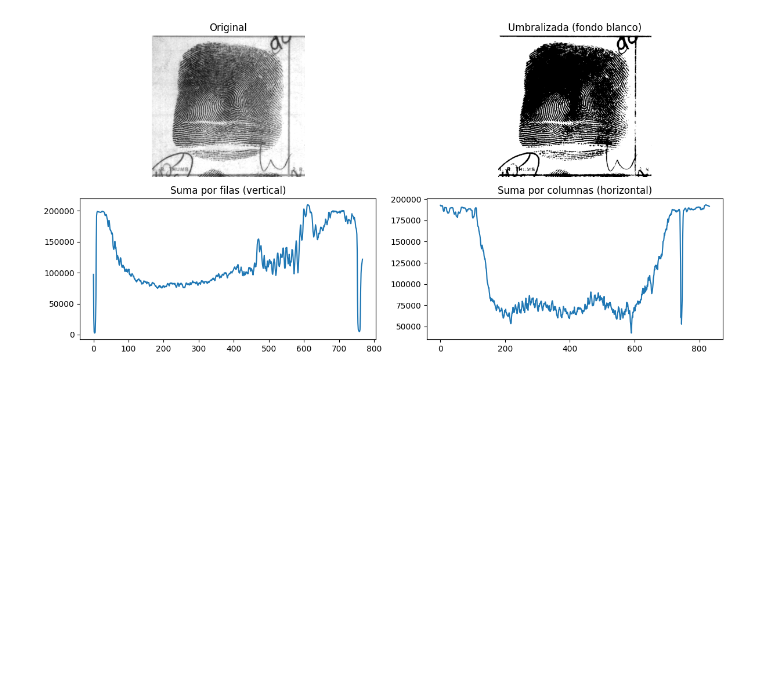
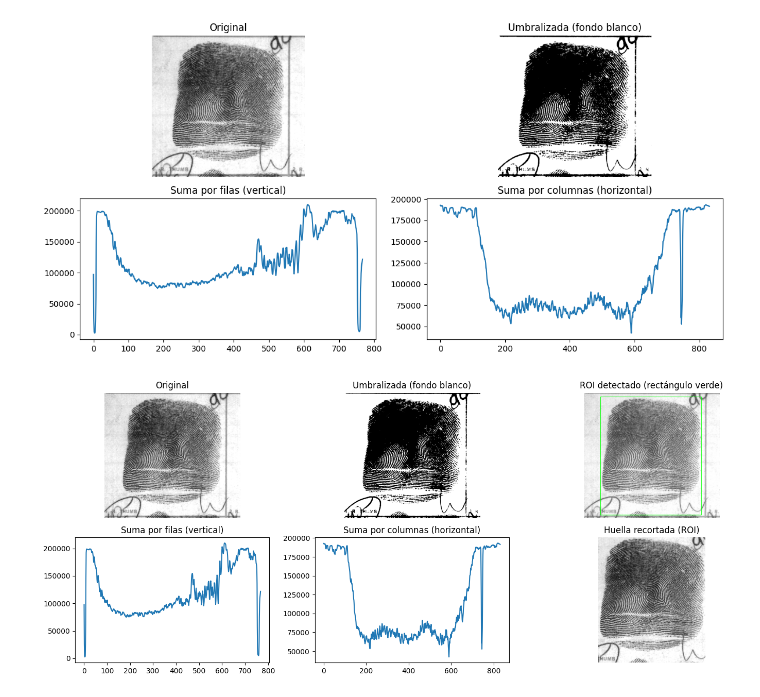
Before and after one commit to alejandroalemanaleman/PracticasPIAV-Cristina, a Jupyter notebook: Hipotesis 1/PruebasRecorte.ipynb, the cells around one changed output. Saved outputs shown, nothing was run; the diff lists cells and outputs as text; code cells hidden in the pictures; blank space fills up the shorter version.

```diff
--- a/Hipotesis 1/PruebasRecorte.ipynb
+++ b/Hipotesis 1/PruebasRecorte.ipynb
@@ -178,3 +168,99 @@ plt.tight_layout()
 plt.show()
 # %% [output]
 [figure]
+# %%
+import cv2 as cv
+import numpy as np
+import matplotlib.pyplot as plt
+
+def recorte_adaptativo(img):
+    # Convertir a escala de grises
+    if len(img.shape) == 3:
+        img = cv.cvtColor(img, cv.COLOR_BGR2GRAY)
+
+    # Umbralización (Otsu)
+    _, thresh = cv.threshold(img, 0, 255, cv.THRESH_BINARY + cv.THRESH_OTSU)
+
+    # Asegurar fondo blanco (huella negra)
+    white_ratio = np.sum(thresh == 255) / thresh.size
+    black_ratio = np.sum(thresh == 0) / thresh.size
+    if black_ratio > white_ratio:
+        thresh = cv.bitwise_not(thresh)
+
+    # === Detectar contornos para encontrar el ROI ===
+    # Invertimos: huella blanca sobre fondo negro
+    inverted = cv.bitwise_not(thresh)
+
+    # Encontrar contornos externos
+    contours, _ = cv.findContours(inverted, cv.RETR_EXTERNAL, cv.CHAIN_APPROX_SIMPLE)
+
+    if len(contours) == 0:
+        print("❌ No se detectaron contornos.")
+        return img, thresh
+
+    # Tomar el contorno más grande (la huella)
+    largest_contour = max(contours, key=cv.contourArea)
+    x, y, w, h = cv.boundingRect(largest_contour)
+
+    # Margen opcional para no cortar tan justo
+    margen = 10
+    y1 = max(y - margen, 0)
+    y2 = min(y + h + margen, img.shape[0])
+    x1 = max(x - margen, 0)
+    x2 = min(x + w + margen, img.shape[1])
+
+    cropped = img[y1:y2, x1:x2]
+
+    # También devolvemos el rectángulo y las sumas (opcional)
+    sum_rows = np.sum(thresh, axis=1)
+    sum_cols = np.sum(thresh, axis=0)
+
+    return cropped, thresh, sum_rows, sum_cols, (x1, y1, x2, y2)
+
+
+# === DEMO ===
+ruta = "../BaseDatosNISTsd09_pr/crd_0811f/crd_0811f_01.png"
+img = cv.imread(ruta, cv.IMREAD_GRAYSCALE)
+
+recortada, umbralizada, sum_rows, sum_cols, bbox = recorte_adaptativo(img)
+
+# Dibujar el rectángulo en la imagen original
+img_color = cv.cvtColor(img, cv.COLOR_GRAY2BGR)
+x1, y1, x2, y2 = bbox
+cv.rectangle(img_color, (x1, y1), (x2, y2), (0, 255, 0), 2)
+
+# Mostrar imágenes y gráficos
+plt.figure(figsize=(14, 6))
+
+plt.subplot(2, 3, 1)
+plt.imshow(img, cmap='gray')
+plt.title("Original")
+plt.axis("off")
+
+plt.subplot(2, 3, 2)
+plt.imshow(umbralizada, cmap='gray')
+plt.title("Umbralizada (fondo blanco)")
+plt.axis("off")
+
+plt.subplot(2, 3, 3)
+plt.imshow(cv.cvtColor(img_color, cv.COLOR_BGR2RGB))
+plt.title("ROI detectado (rectángulo verde)")
+plt.axis("off")
+
+plt.subplot(2, 3, 4)
+plt.plot(sum_rows)
+plt.title("Suma por filas (vertical)")
+
+plt.subplot(2, 3, 5)
+plt.plot(sum_cols)
+plt.title("Suma por columnas (horizontal)")
+
+plt.subplot(2, 3, 6)
+plt.imshow(recortada, cmap='gray')
+plt.title("Huella recortada (ROI)")
+plt.axis("off")
+
+plt.tight_layout()
+plt.show()
+# %% [output]
+[figure, added]
```
Also changed, not shown: parts of 4 cells of this notebook, 2 other files.
